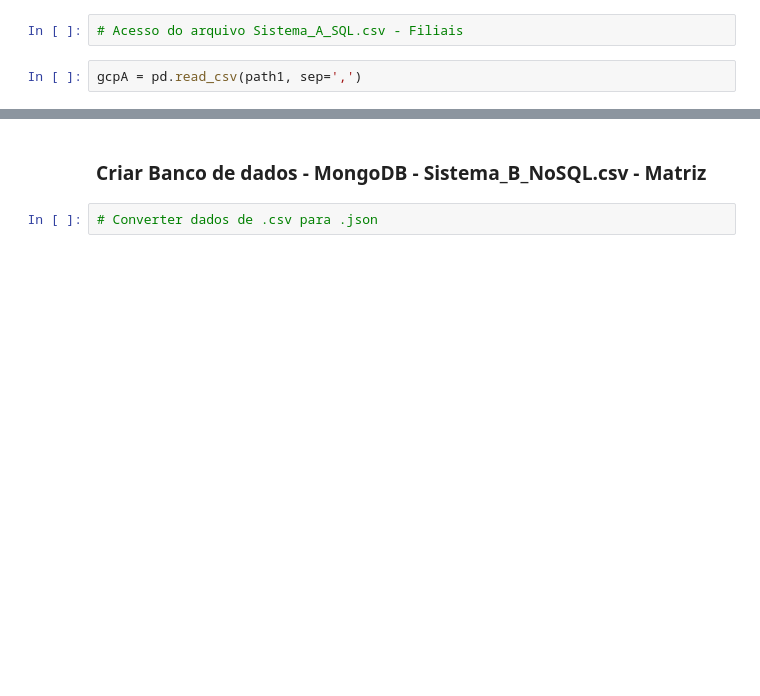
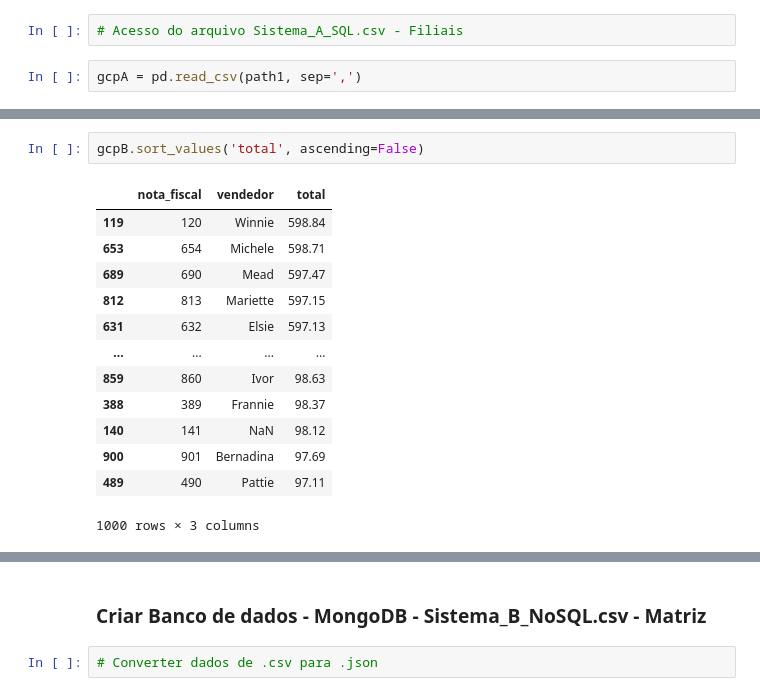
Before and after one commit to fullstackwd/Data_engineer, a Jupyter notebook: at20DE/atividade_20.ipynb, the cells around one changed output, grey strips where cells are left out. Cells and saved outputs as stored; diff of their text form; blank space fills up the shorter version.

```diff
--- a/at20DE/atividade_20.ipynb
+++ b/at20DE/atividade_20.ipynb
@@ -82,0 +224,16 @@ gcpA
+# %%
+gcpB.sort_values('total', ascending=False)
+# %% [output]
+|  | nota_fiscal | vendedor | total |
+| 119 | 120 | Winnie | 598.84 |
+| 653 | 654 | Michele | 598.71 |
+| 689 | 690 | Mead | 597.47 |
+| 812 | 813 | Mariette | 597.15 |
+| 631 | 632 | Elsie | 597.13 |
+| ... | ... | ... | ... |
+| 859 | 860 | Ivor | 98.63 |
+| 388 | 389 | Frannie | 98.37 |
+| 140 | 141 | NaN | 98.12 |
+| 900 | 901 | Bernadina | 97.69 |
+| 489 | 490 | Pattie | 97.11 |
+1000 rows × 3 columns
```
Also changed, not shown: parts of 82 cells of this notebook, 4 other files.
